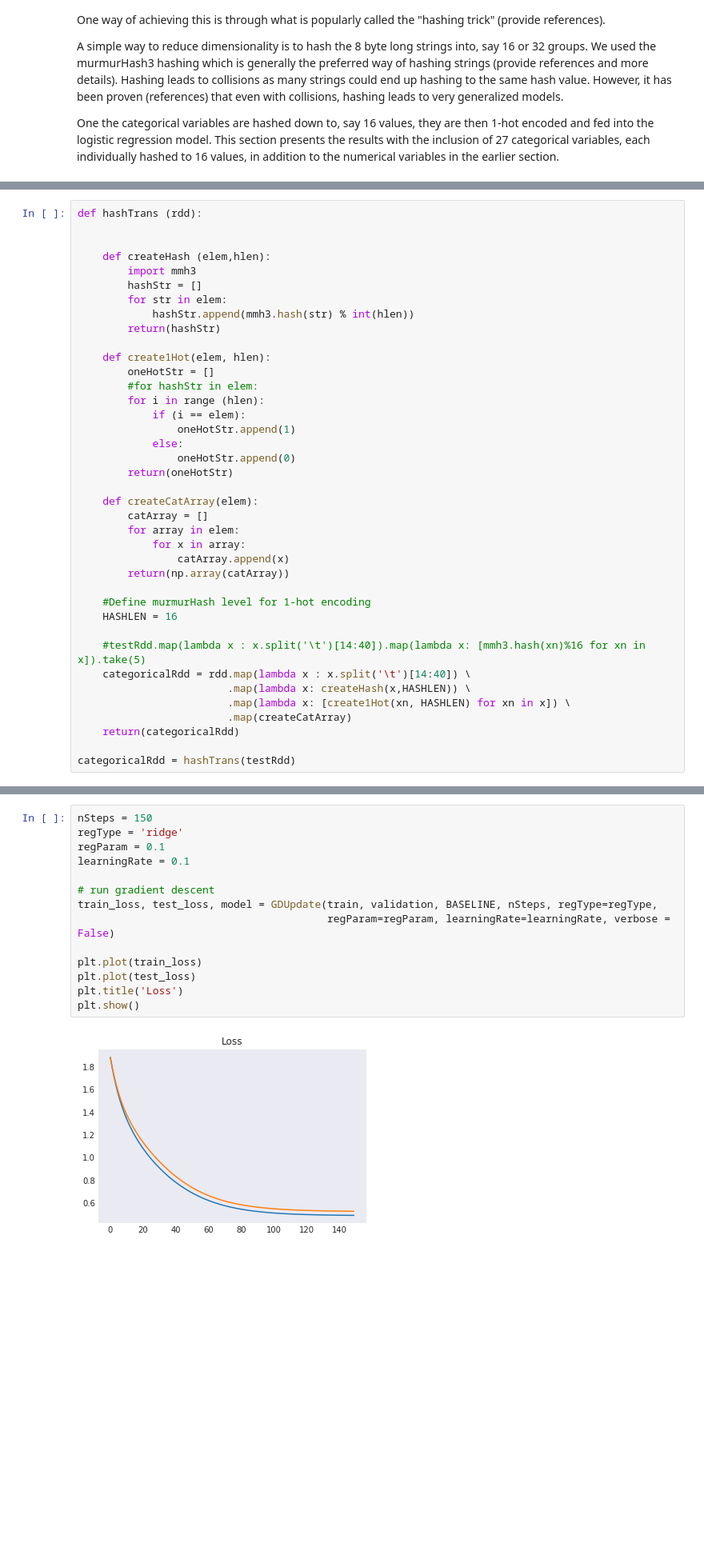
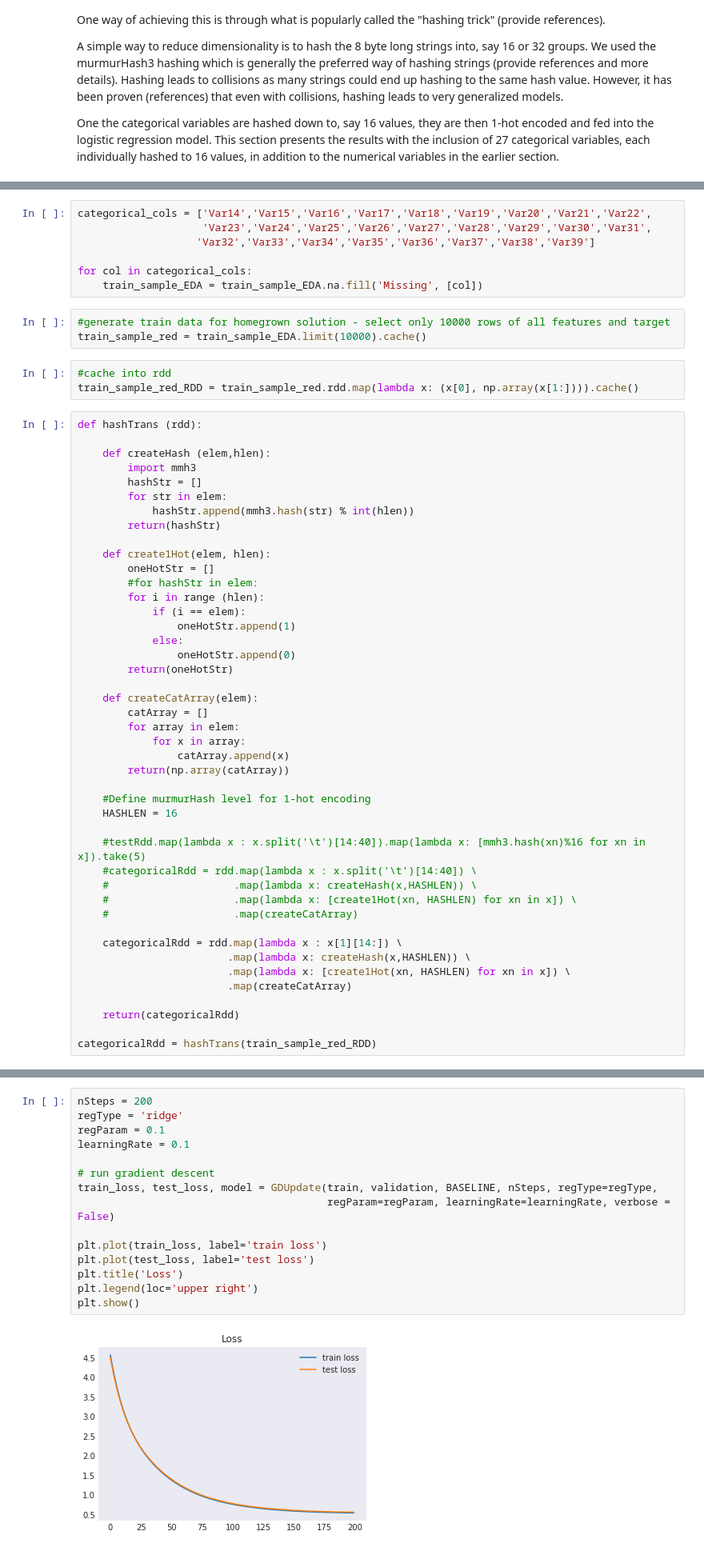
Before and after one commit to vnagapudi/W261_Final_Project, a Jupyter notebook: final_project_SID_LUCA.ipynb, the cells around one changed output, grey strips where cells are left out. Shown at 80% size. Drawn from its saved outputs; the diff is of its cells as text; blank space fills up the shorter version.

```diff
--- a/final_project_SID_LUCA.ipynb
+++ b/final_project_SID_LUCA.ipynb
@@ -1372,6 +1400,18 @@ testRdd = sc.parallelize(train_sample_rdd.take(10000),1)
+# %%
+categorical_cols = ['Var14','Var15','Var16','Var17','Var18','Var19','Var20','Var21','Var22',
+                    'Var23','Var24','Var25','Var26','Var27','Var28','Var29','Var30','Var31',
+                   'Var32','Var33','Var34','Var35','Var36','Var37','Var38','Var39']
+
+for col in categorical_cols:
+    train_sample_EDA = train_sample_EDA.na.fill('Missing', [col])
+# %%
+#generate train data for homegrown solution - select only 10000 rows of all features and target
+train_sample_red = train_sample_EDA.limit(10000).cache()
+# %%
+#cache into rdd
+train_sample_red_RDD = train_sample_red.rdd.map(lambda x: (x[0], np.array(x[1:]))).cache()
 # %%
 def hashTrans (rdd):
-
 
     def createHash (elem,hlen):
         import mmh3
@@ -1401,13 +1441,19 @@ def hashTrans (rdd):
     HASHLEN = 16
 
     #testRdd.map(lambda x : x.split('\t')[14:40]).map(lambda x: [mmh3.hash(xn)%16 for xn in x]).take(5)
-    categoricalRdd = rdd.map(lambda x : x.split('\t')[14:40]) \
+    #categoricalRdd = rdd.map(lambda x : x.split('\t')[14:40]) \
+    #                    .map(lambda x: createHash(x,HASHLEN)) \
+    #                    .map(lambda x: [create1Hot(xn, HASHLEN) for xn in x]) \
+    #                    .map(createCatArray)
+
+    categoricalRdd = rdd.map(lambda x : x[1][14:]) \
                         .map(lambda x: createHash(x,HASHLEN)) \
                         .map(lambda x: [create1Hot(xn, HASHLEN) for xn in x]) \
                         .map(createCatArray)
+
     return(categoricalRdd)
 
-categoricalRdd = hashTrans(testRdd)
+categoricalRdd = hashTrans(train_sample_red_RDD)
 # %%
 #Now include this into the logistic regression model
 #Zip numerical and categorical variables
@@ -1433,16 +1480,17 @@ train, validation, test = numPlusCatRdd.randomSplit([0.6, 0.2, 0.2])
 # %%
-nSteps = 150
+nSteps = 200
 regType = 'ridge'
 regParam = 0.1
 learningRate = 0.1
 
 # run gradient descent
 train_loss, test_loss, model = GDUpdate(train, validation, BASELINE, nSteps, regType=regType,
                                         regParam=regParam, learningRate=learningRate, verbose = False)
 
-plt.plot(train_loss)
-plt.plot(test_loss)
+plt.plot(train_loss, label='train loss')
+plt.plot(test_loss, label='test loss')
 plt.title('Loss')
+plt.legend(loc='upper right')
 plt.show()
 # %% [output]
-[figure, old version]
+[figure, new version]
```
Also changed, not shown: parts of 42 cells of this notebook.
